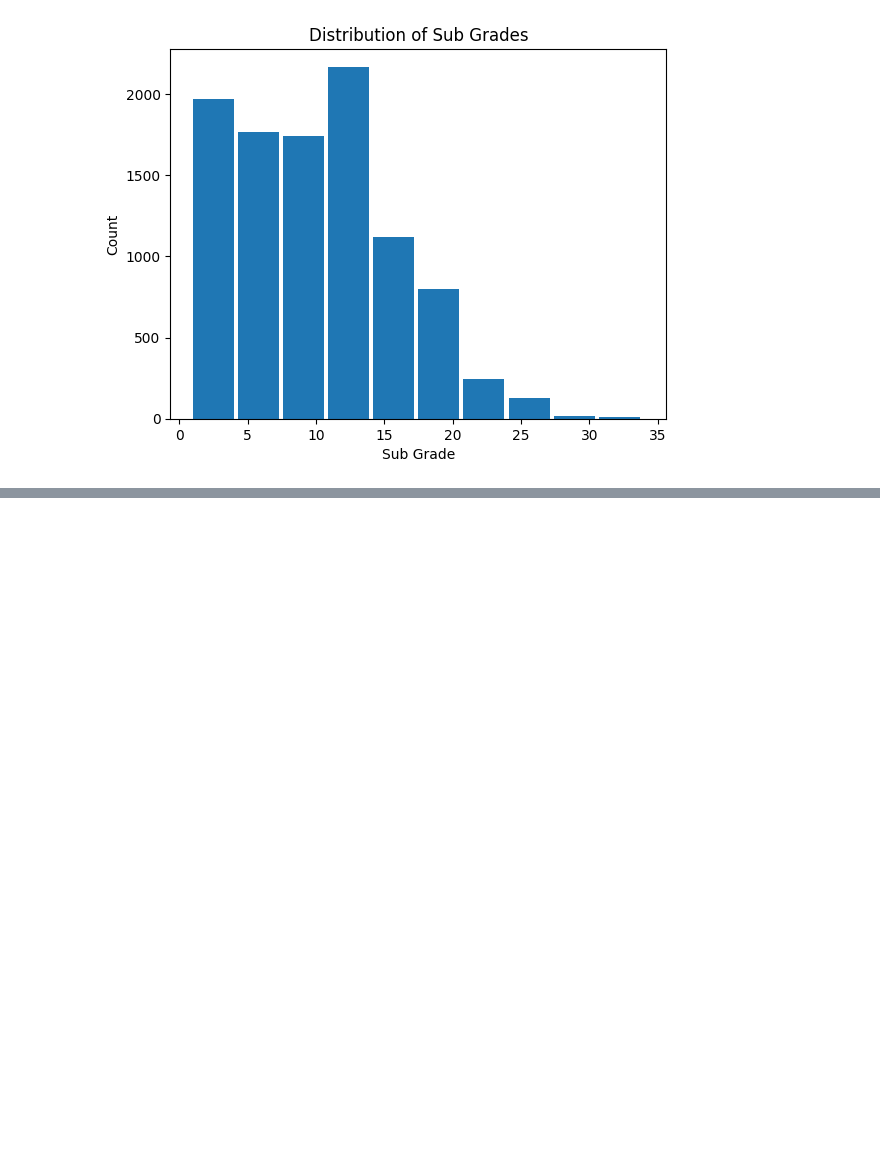
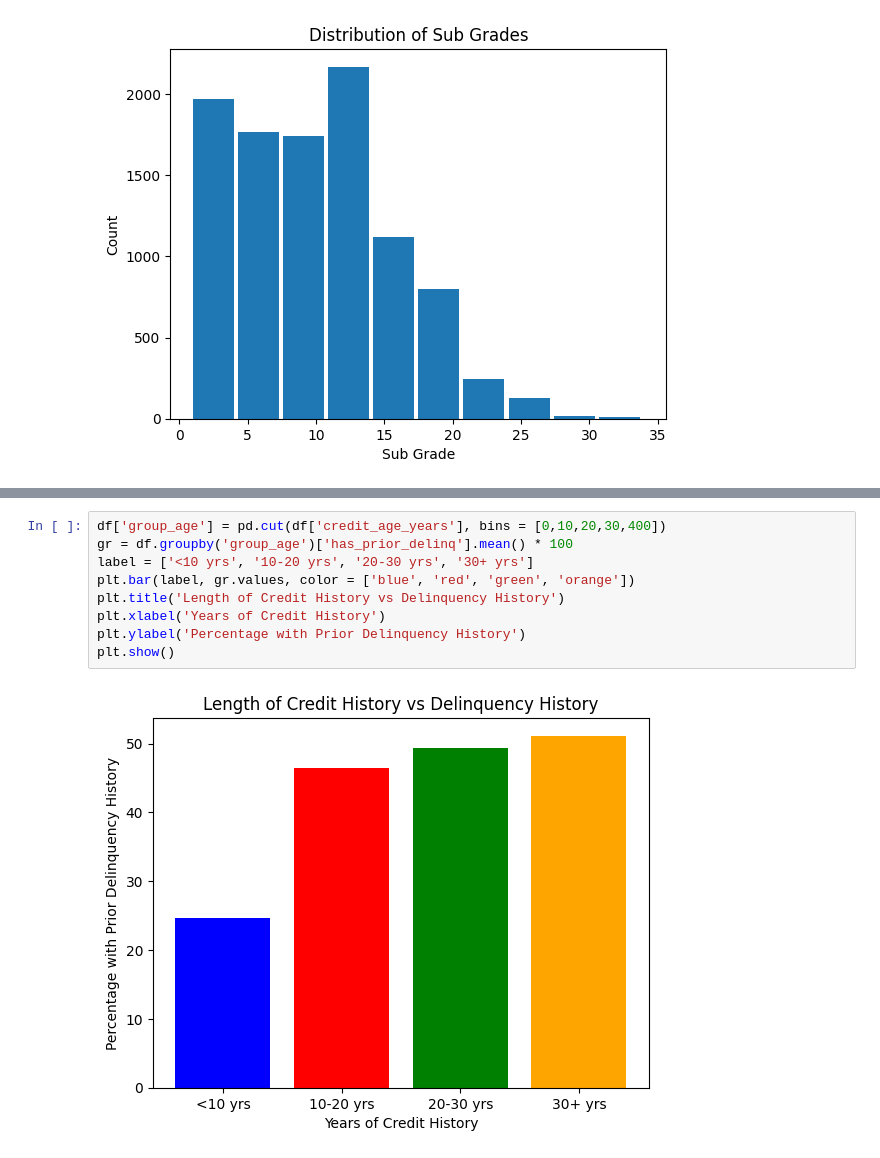
Before and after one commit to AdrianP428/DSRP_Project_MMF, a Jupyter notebook: DSRP_Project_AP.ipynb, the cells around one changed output, grey strips where cells are left out. Saved outputs shown, nothing was run; the diff lists cells and outputs as text; blank space fills up the shorter version.

```diff
--- a/DSRP_Project_AP.ipynb
+++ b/DSRP_Project_AP.ipynb
@@ -148,0 +199,11 @@ plt.show()
+# %%
+df['group_age'] = pd.cut(df['credit_age_years'], bins = [0,10,20,30,400])
+gr = df.groupby('group_age')['has_prior_delinq'].mean() * 100
+label = ['<10 yrs', '10-20 yrs', '20-30 yrs', '30+ yrs']
+plt.bar(label, gr.values, color = ['blue', 'red', 'green', 'orange'])
+plt.title('Length of Credit History vs Delinquency History')
+plt.xlabel('Years of Credit History')
+plt.ylabel('Percentage with Prior Delinquency History')
+plt.show()
+# %% [output]
+[figure, added]
```
Also changed, not shown: parts of 20 cells of this notebook.
